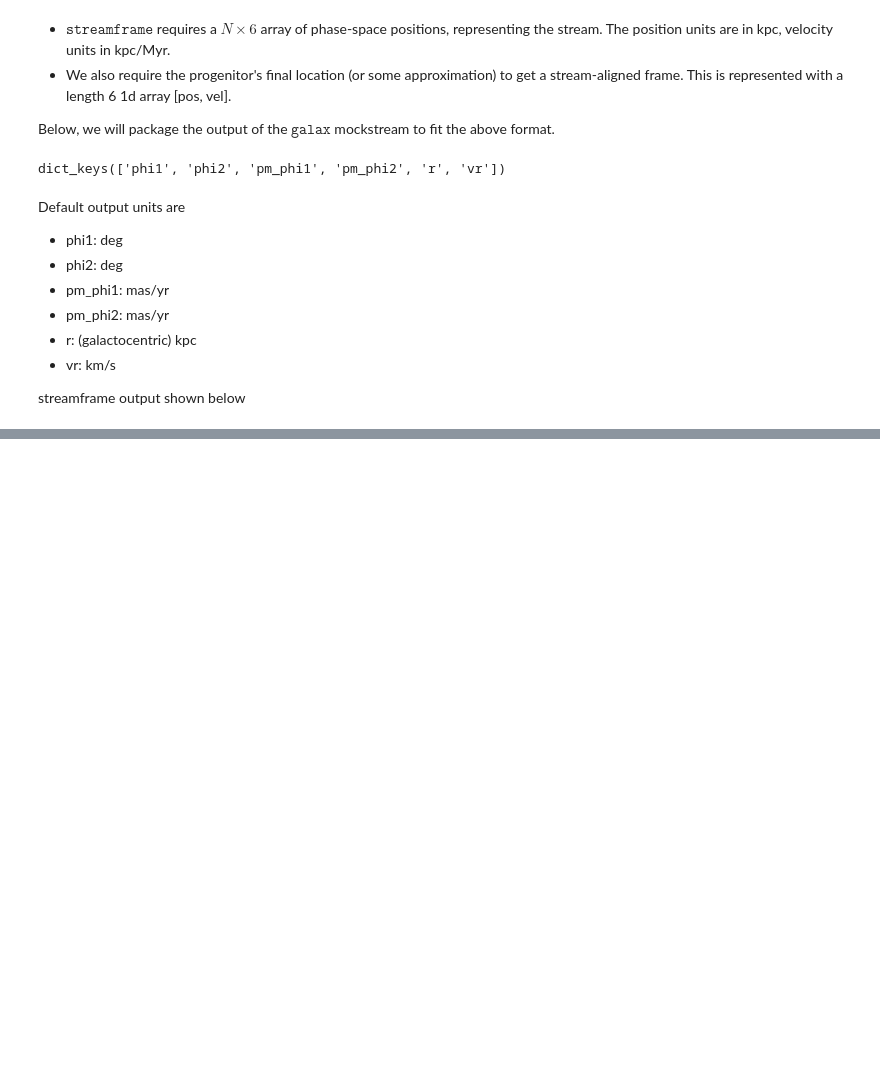
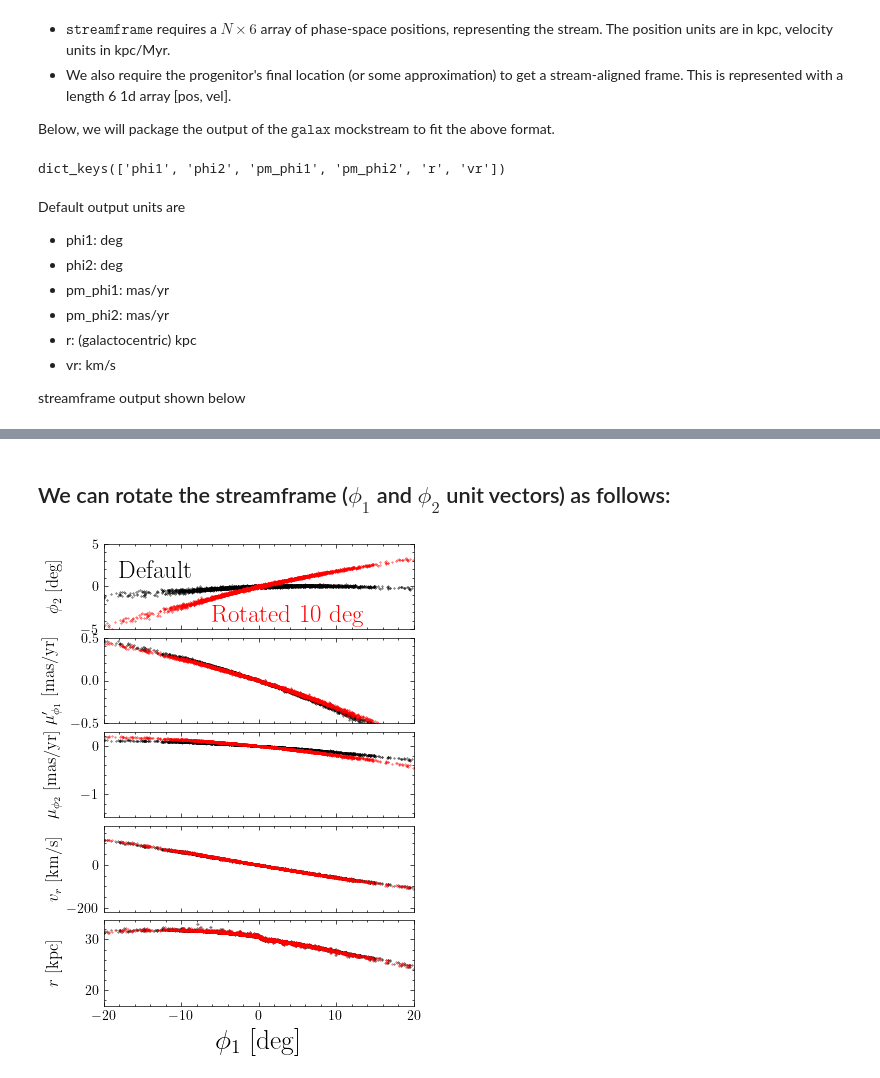
Before and after one commit to jnibauer/streamframe, a Jupyter notebook: example.ipynb, the cells around one changed output, grey strips where cells are left out. Cells and saved outputs as stored; diff of their text form; code cells hidden in the pictures; blank space fills up the shorter version.

```diff
--- a/example.ipynb
+++ b/example.ipynb
@@ -103,0 +103,45 @@ fig.subplots_adjust(hspace=0.1)
+# %% [markdown]
+## We can rotate the streamframe ($\phi_1$ and $\phi_2$ unit vectors) as follows:
+# %%
+rot_deg = 10.0 #deg
+# compute rotated frame. Transforms phi1, phi2, pm_phi1, pm_phi2
+coords_rot = stream_obj.compute_rotated_coords(rot_deg)
+# %%
+fig, ax = plt.subplots(5,1)
+fig.set_size_inches(4,6)
+ax[0].scatter(coords['phi1'], coords['phi2'],s=.1,color='k',rasterized=True,label='Default')
+ax[1].scatter(coords['phi1'], coords['pm_phi1'],s=.1,color='k',rasterized=True)
+ax[2].scatter(coords['phi1'], coords['pm_phi2'],s=.1,color='k',rasterized=True)
+ax[3].scatter(coords['phi1'], coords['vr'],s=.1,color='k',rasterized=True)
+ax[4].scatter(coords['phi1'], coords['r'],s=.1,color='k',rasterized=True)
+
+
+ax[0].scatter(coords_rot['phi1'], coords_rot['phi2'],s=.1,color='r',rasterized=True,label='Rotated')
+ax[1].scatter(coords_rot['phi1'], coords_rot['pm_phi1'],s=.1,color='r',rasterized=True)
+ax[2].scatter(coords_rot['phi1'], coords_rot['pm_phi2'],s=.1,color='r',rasterized=True)
+ax[3].scatter(coords_rot['phi1'], coords_rot['vr'],s=.1,color='r',rasterized=True)
+ax[4].scatter(coords_rot['phi1'], coords_rot['r'],s=.1,color='r',rasterized=True)
+
+ax[0].text(-18,1,'Default',color='k',fontsize=18)
+ax[0].text(-6,-4.2,'Rotated 10 deg',color='r',fontsize=18)
+
+fs = 12
+ax[-1].set_xlabel(r'$\phi_1$ [deg]',fontsize=20)
+ax[0].set_ylabel(r'$\phi_2$ [deg]',fontsize=fs)
+ax[1].set_ylabel(r'$\mu^\prime_{\phi_1}$ [mas/yr]',fontsize=fs,)
+ax[2].set_ylabel(r'$\mu_{\phi_2}$ [mas/yr]',fontsize=fs)
+ax[3].set_ylabel(r'$v_r$ [km/s]',fontsize=fs)
+ax[4].set_ylabel(r'$r$ [kpc]',fontsize=fs)
+
+ax[1].set_ylim(-.5,.5)
+ax[0].set_ylim(-5,5)
+for i in range(5):
+    ax[i].set_xlim(-20,20)
+
+for i in range(4):
+    ax[i].set_xticklabels([])
+
+fig.align_ylabels()
+fig.subplots_adjust(hspace=0.1)
+# %% [output]
+[figure, added]
```
Also changed, not shown: parts of 7 cells of this notebook, 2 other files.
